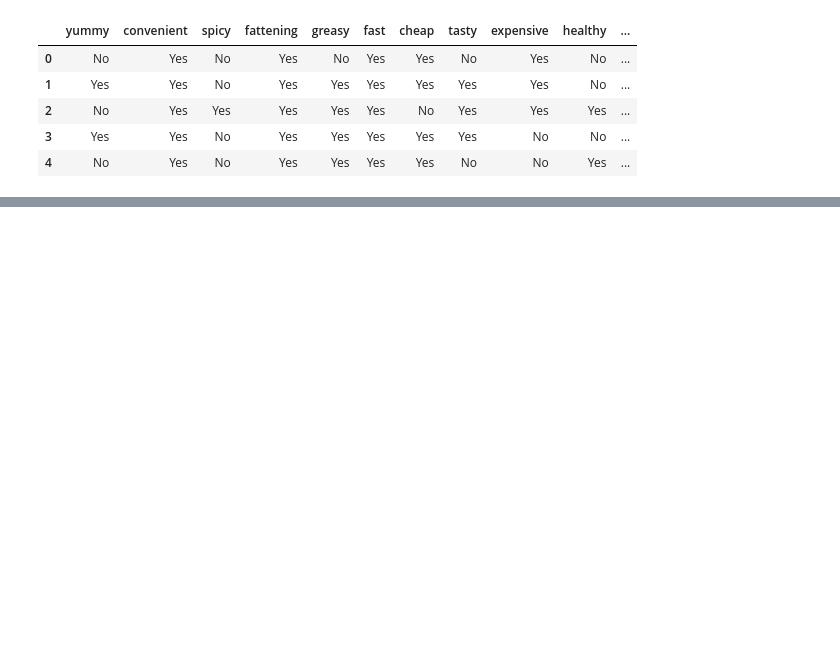
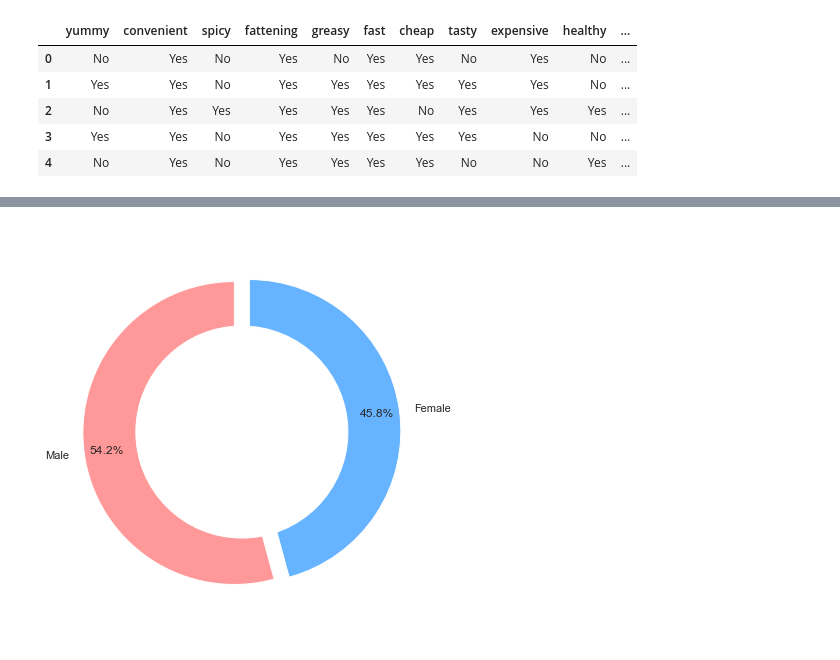
Before and after one commit to adichowdhuri/Feynn-Labs-Study-Task, a Jupyter notebook: main.ipynb, the cells around one changed output, grey strips where cells are left out. Cells and saved outputs as stored; diff of their text form; code cells hidden in the pictures; blank space fills up the shorter version.

```diff
--- a/main.ipynb
+++ b/main.ipynb
@@ -46,0 +52,18 @@ data.describe()
+# %%
+labels = ['Male','Female']
+count = [modified_data.query('Gender == "Female"').Gender.count(),modified_data.query('Gender == "Male"').Gender.count()]
+#colors
+colors = ['#ff9999','#66b3ff']
+
+plt.figure(figsize=(6,6))
+
+centre_circle = plt.Circle((0,0),0.70,fc='white')
+plt.pie(count, colors = colors, labels=labels, autopct='%1.1f%%', startangle=90, pctdistance=0.85,explode=explode)
+fig=plt.gcf()
+plt.axis('equal')
+fig.patch.set_facecolor('white')
+plt.tight_layout()
+fig.gca().add_artist(centre_circle)
+plt.show()
+# %% [output]
+[figure, added]
```
Also changed, not shown: parts of 6 cells of this notebook, 1 other file.
